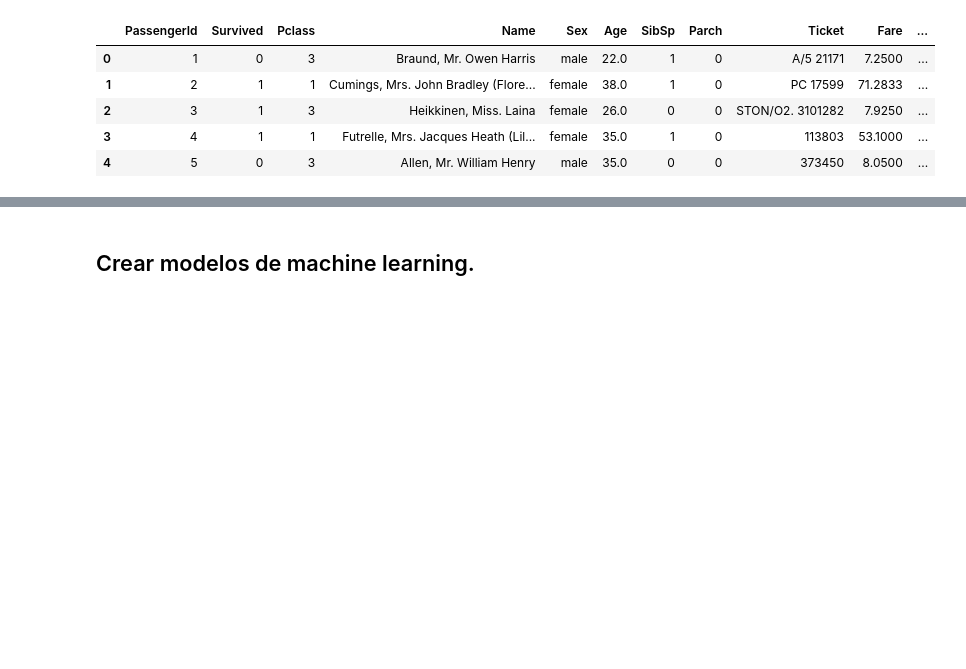
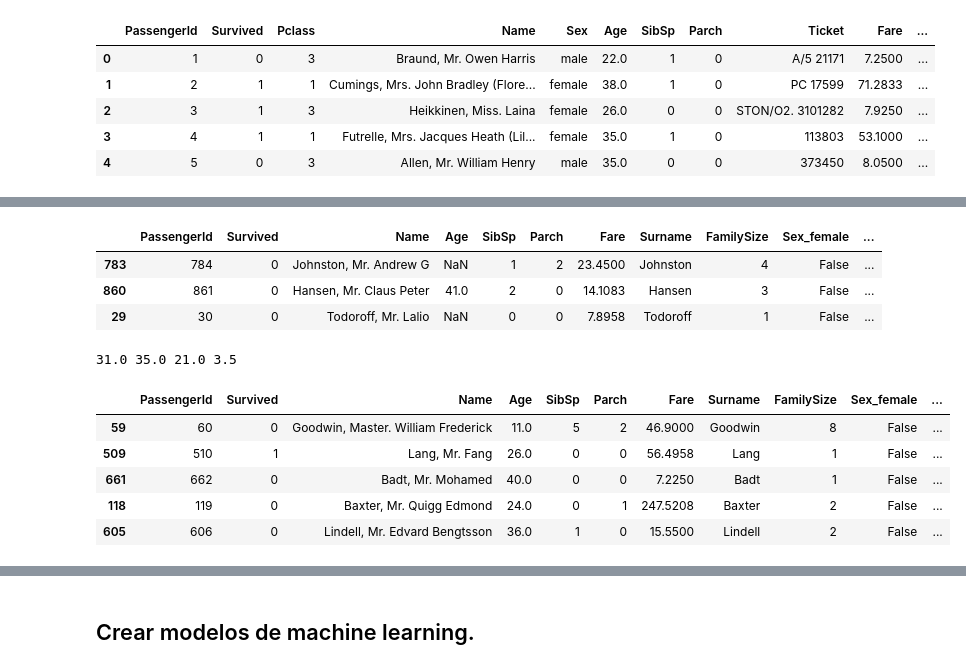
Before and after one commit to uriellmendezz/Titanic, a Jupyter notebook: jupyter/EDA_titanic.ipynb, the cells around one changed output, grey strips where cells are left out. Saved outputs shown, nothing was run; the diff lists cells and outputs as text; code cells hidden in the pictures; blank space fills up the shorter version.

```diff
--- a/jupyter/EDA_titanic.ipynb
+++ b/jupyter/EDA_titanic.ipynb
@@ -39,0 +50,31 @@ df = pd.get_dummies(df, columns=['Sex', 'Pclass', 'Embarked'])
+# %%
+df.loc[:, 'FamilySize'] = df.SibSp + df.Parch + 1 # Pongo uno para agregar al pasajero.
+df.sample(3)
+# %% [output]
+|  | PassengerId | Survived | Name | Age | SibSp | Parch | Fare | Surname | FamilySize | Sex_female | ... |
+| 783 | 784 | 0 | Johnston, Mr. Andrew G | NaN | 1 | 2 | 23.4500 | Johnston | 4 | False | ... |
+| 860 | 861 | 0 | Hansen, Mr. Claus Peter | 41.0 | 2 | 0 | 14.1083 | Hansen | 3 | False | ... |
+| 29 | 30 | 0 | Todoroff, Mr. Lalio | NaN | 0 | 0 | 7.8958 | Todoroff | 1 | False | ... |
+# %%
+medianAge_Mr = df.loc[df.Name.str.contains('Mr.')].Age.median()
+medianAge_Mrs = df.loc[df.Name.str.contains('Mrs.')].Age.median()
+medianAge_Miss = df.loc[df.Name.str.contains('Miss')].Age.median()
+medianAge_Master = df.loc[df.Name.str.contains('Master')].Age.median()
+
+print(medianAge_Mr,
+medianAge_Mrs,
+medianAge_Miss,
+medianAge_Master
+)
+# %% [output]
+31.0 35.0 21.0 3.5
+# %%
+df.loc[:, 'Title'] = df.Name.str.extract(r' ([A-Za-z]+)\.')
+df.sample(5)
+# %% [output]
+|  | PassengerId | Survived | Name | Age | SibSp | Parch | Fare | Surname | FamilySize | Sex_female | ... |
+| 59 | 60 | 0 | Goodwin, Master. William Frederick | 11.0 | 5 | 2 | 46.9000 | Goodwin | 8 | False | ... |
+| 509 | 510 | 1 | Lang, Mr. Fang | 26.0 | 0 | 0 | 56.4958 | Lang | 1 | False | ... |
+| 661 | 662 | 0 | Badt, Mr. Mohamed | 40.0 | 0 | 0 | 7.2250 | Badt | 1 | False | ... |
+| 118 | 119 | 0 | Baxter, Mr. Quigg Edmond | 24.0 | 0 | 1 | 247.5208 | Baxter | 2 | False | ... |
+| 605 | 606 | 0 | Lindell, Mr. Edvard Bengtsson | 36.0 | 1 | 0 | 15.5500 | Lindell | 2 | False | ... |
```
Also changed, not shown: parts of 19 cells of this notebook, 8 other files.
